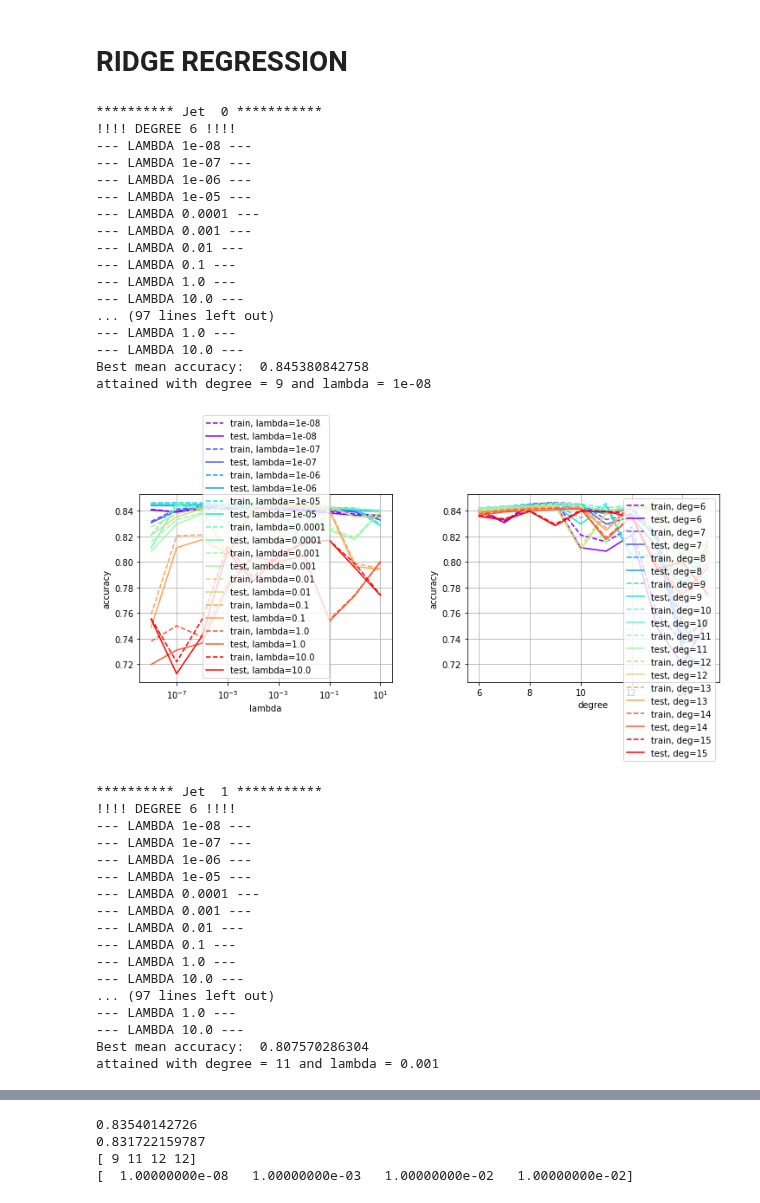
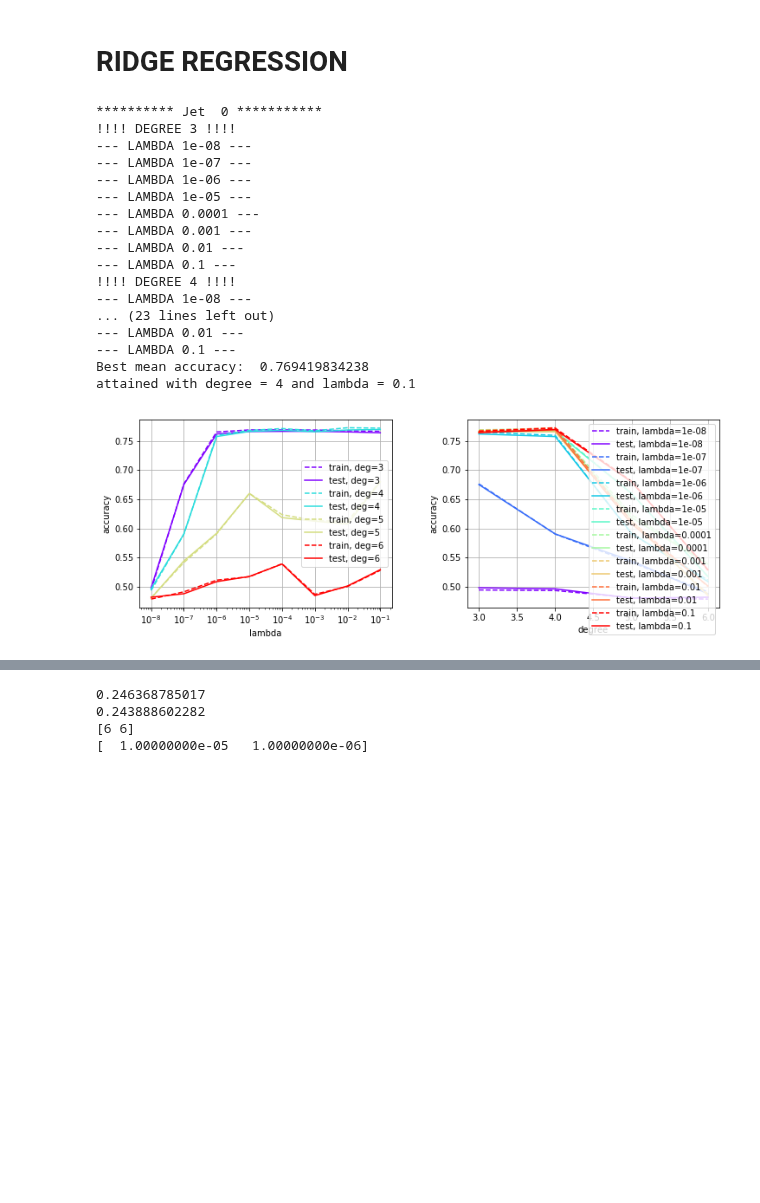
Before and after one commit to LucaZampieri/LMO_ML, a Jupyter notebook: project1/trial_ondine_splitjetAndMass.ipynb, the cells around one changed output, grey strips where cells are left out. Cells and saved outputs as stored; diff of their text form; code cells hidden in the pictures; blank space fills up the shorter version.

```diff
--- a/project1/trial_ondine_splitjetAndMass.ipynb
+++ b/project1/trial_ondine_splitjetAndMass.ipynb
@@ -74,10 +70,0 @@ aaa[1]==1
-# %%
-def split_jets_mask(tx):
-    idx_cat = 22
-    idx_mass = 1
-    return {
-        0: tx[:,idx_cat] == 0,
-        1: tx[:,idx_cat] == 1,
-        2: tx[:,idx_cat] == 2,
-        3: tx[:,idx_cat] == 3,
-    }
@@ -91,3 +71,17 @@ def split_mass(tx):
+# %%
+def split_jets_mask(tx):
+    idx_cat = 22
+    idx_mass = 0
+    return {
+        #0: tx[:,idx_cat] == 0 and tx[:,idx_mass] != -999,
+        #4: tx[:,idx_cat] == 0 and tx[:,idx_mass] == -999,
+        0: np.all([tx[:,idx_cat] == 1, tx[:,idx_mass] != -999], axis=0), # 1!!
+        #5: np.all([tx[:,idx_cat] == 1, tx[:,idx_mass] == -999], axis=0),
+        #2: tx[:,idx_cat] == 2 and tx[:,idx_mass] != -999,
+        #6: tx[:,idx_cat] == 2 and tx[:,idx_mass] == -999,
+        #3: tx[:,idx_cat] == 3 and tx[:,idx_mass] != -999,
+        #7: tx[:,idx_cat] == 3 and tx[:,idx_mass] == -999,
+    }
 # %% [markdown]
 # Handling missing values
 # %%
@@ -104,8 +98,8 @@ def clean_missing_values(tx):
 # %%
 def keep_unique_cols(tx):
     # If two (or more) columns of tx are equal, keep only one of them
-    unique_cols_ids = [0]
-    for i in range(1,tx.shape[1]):
+    unique_cols_ids = [1] #0
+    for i in range(2,tx.shape[1]): #1
         id_loop = unique_cols_ids
         erase = False
         equal_to = []
@@ -404,46 +398,29 @@ def ridge_regression_all_jets_pred(full_tx_train, full_tx_test, full_y_train, de
 # %% [markdown]
 # RIDGE REGRESSION
 # %%
-degrees = range(6,16)
-lambdas = np.logspace(-8,1,10)
-k_fold = 10
+degrees = range(3,7)
+lambdas = np.logspace(-8,-1,8)
+k_fold = 4 #10
 seed = 1
 
 best_degree, best_lambda, best_mean_accuracy_train, best_mean_accuracy_test = \
     cross_validation_all_jets_ridge_regression(degrees, lambdas, k_fold, seed, y_train, tx_train, tx_test)
 # %% [output]
 ********** Jet  0 ***********
-!!!! DEGREE 6 !!!!
+!!!! DEGREE 3 !!!!
 --- LAMBDA 1e-08 ---
 --- LAMBDA 1e-07 ---
 --- LAMBDA 1e-06 ---
 --- LAMBDA 1e-05 ---
 --- LAMBDA 0.0001 ---
 --- LAMBDA 0.001 ---
 --- LAMBDA 0.01 ---
 --- LAMBDA 0.1 ---
---- LAMBDA 1.0 ---
---- LAMBDA 10.0 ---
-... (97 lines left out)
---- LAMBDA 1.0 ---
---- LAMBDA 10.0 ---
-Best mean accuracy:  0.845380842758
-attained with degree = 9 and lambda = 1e-08
+!!!! DEGREE 4 !!!!
+--- LAMBDA 1e-08 ---
+... (23 lines left out)
+--- LAMBDA 0.01 ---
+--- LAMBDA 0.1 ---
+Best mean accuracy:  0.769419834238
+attained with degree = 4 and lambda = 0.1
-[figure, old version]
+[figure, new version]
-********** Jet  1 ***********
-!!!! DEGREE 6 !!!!
---- LAMBDA 1e-08 ---
---- LAMBDA 1e-07 ---
---- LAMBDA 1e-06 ---
---- LAMBDA 1e-05 ---
---- LAMBDA 0.0001 ---
---- LAMBDA 0.001 ---
---- LAMBDA 0.01 ---
---- LAMBDA 0.1 ---
---- LAMBDA 1.0 ---
---- LAMBDA 10.0 ---
-... (97 lines left out)
---- LAMBDA 1.0 ---
---- LAMBDA 10.0 ---
-Best mean accuracy:  0.807570286304
-attained with degree = 11 and lambda = 0.001
@@ -490,10 +430,10 @@ print(best_mean_accuracy_test)
 print(best_degree)
 print(best_lambda)
 # %% [output]
-0.83540142726
-0.831722159787
-[ 9 11 12 12]
-[  1.00000000e-08   1.00000000e-03   1.00000000e-02   1.00000000e-02]
+0.246368785017
+0.243888602282
+[6 6]
+[  1.00000000e-05   1.00000000e-06]
 # %%
 y_pred_train, y_pred_test, full_accuracy_train, = \
     ridge_regression_all_jets_pred(tx_train, tx_test, y_train, best_degree, best_lambda)
```
Also changed, not shown: parts of 9 cells of this notebook, 4 other files.
